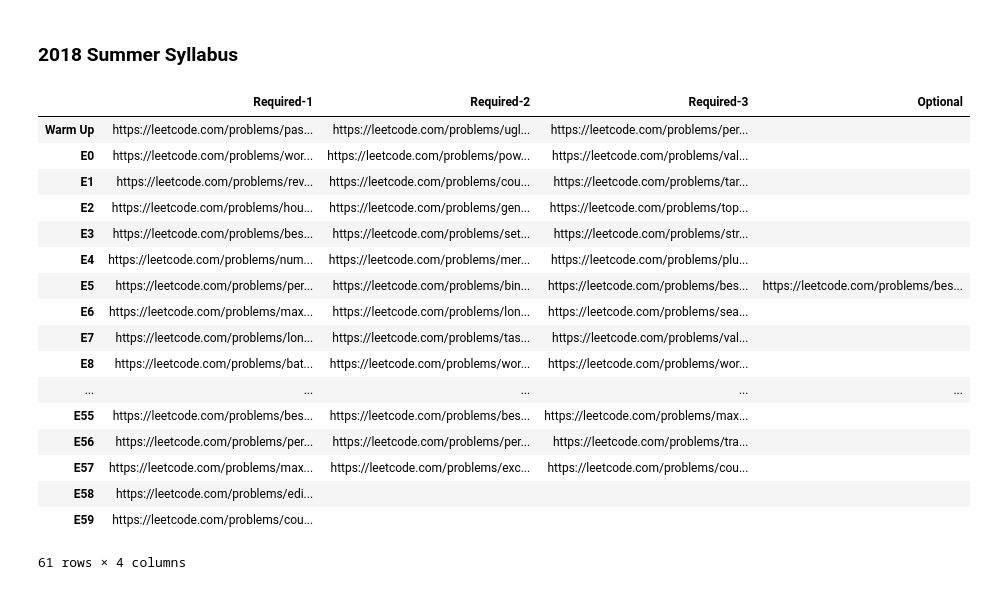
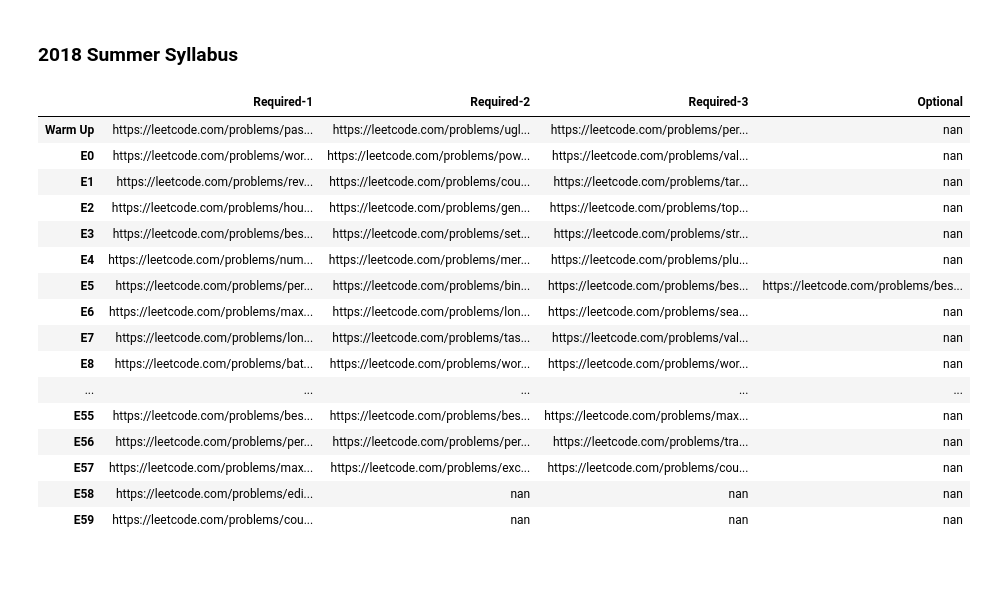
Before and after one commit to choseTone/lc, a Jupyter notebook: uci/syllabus.ipynb, the cells around one changed output. Saved outputs shown, nothing was run; the diff lists cells and outputs as text; code cells hidden in the pictures.

```diff
--- a/uci/syllabus.ipynb
+++ b/uci/syllabus.ipynb
@@ -6,29 +6,27 @@ by UCI
 # %%
 import pandas as pd
 # %%
-def make_clickable(val):
-    return '<a href="{}">{}</a>'.format(val,val)
+def hyperlink(val):
+    return '<a href="%s">%s</a>' % (val,val)
 # %%
 pd.set_option('max_colwidth',500)
 df = pd.read_csv('syllabus.csv', index_col=0)
-df.style.format(make_clickable)
-df.fillna('')
+df.style.format(hyperlink)
 # %% [output]
 |  | Required-1 | Required-2 | Required-3 | Optional |
-| Warm Up | https://leetcode.com/problems/pas... | https://leetcode.com/problems/ugl... | https://leetcode.com/problems/per... |  |
-| E0 | https://leetcode.com/problems/wor... | https://leetcode.com/problems/pow... | https://leetcode.com/problems/val... |  |
-| E1 | https://leetcode.com/problems/rev... | https://leetcode.com/problems/cou... | https://leetcode.com/problems/tar... |  |
-| E2 | https://leetcode.com/problems/hou... | https://leetcode.com/problems/gen... | https://leetcode.com/problems/top... |  |
-| E3 | https://leetcode.com/problems/bes... | https://leetcode.com/problems/set... | https://leetcode.com/problems/str... |  |
-| E4 | https://leetcode.com/problems/num... | https://leetcode.com/problems/mer... | https://leetcode.com/problems/plu... |  |
+| Warm Up | https://leetcode.com/problems/pas... | https://leetcode.com/problems/ugl... | https://leetcode.com/problems/per... | nan |
+| E0 | https://leetcode.com/problems/wor... | https://leetcode.com/problems/pow... | https://leetcode.com/problems/val... | nan |
+| E1 | https://leetcode.com/problems/rev... | https://leetcode.com/problems/cou... | https://leetcode.com/problems/tar... | nan |
+| E2 | https://leetcode.com/problems/hou... | https://leetcode.com/problems/gen... | https://leetcode.com/problems/top... | nan |
+| E3 | https://leetcode.com/problems/bes... | https://leetcode.com/problems/set... | https://leetcode.com/problems/str... | nan |
+| E4 | https://leetcode.com/problems/num... | https://leetcode.com/problems/mer... | https://leetcode.com/problems/plu... | nan |
 | E5 | https://leetcode.com/problems/per... | https://leetcode.com/problems/bin... | https://leetcode.com/problems/bes... | https://leetcode.com/problems/bes... |
-| E6 | https://leetcode.com/problems/max... | https://leetcode.com/problems/lon... | https://leetcode.com/problems/sea... |  |
-| E7 | https://leetcode.com/problems/lon... | https://leetcode.com/problems/tas... | https://leetcode.com/problems/val... |  |
-| E8 | https://leetcode.com/problems/bat... | https://leetcode.com/problems/wor... | https://leetcode.com/problems/wor... |  |
+| E6 | https://leetcode.com/problems/max... | https://leetcode.com/problems/lon... | https://leetcode.com/problems/sea... | nan |
+| E7 | https://leetcode.com/problems/lon... | https://leetcode.com/problems/tas... | https://leetcode.com/problems/val... | nan |
+| E8 | https://leetcode.com/problems/bat... | https://leetcode.com/problems/wor... | https://leetcode.com/problems/wor... | nan |
 | ... | ... | ... | ... | ... |
-| E55 | https://leetcode.com/problems/bes... | https://leetcode.com/problems/bes... | https://leetcode.com/problems/max... |  |
-| E56 | https://leetcode.com/problems/per... | https://leetcode.com/problems/per... | https://leetcode.com/problems/tra... |  |
-| E57 | https://leetcode.com/problems/max... | https://leetcode.com/problems/exc... | https://leetcode.com/problems/cou... |  |
-| E58 | https://leetcode.com/problems/edi... |  |  |  |
-| E59 | https://leetcode.com/problems/cou... |  |  |  |
+| E55 | https://leetcode.com/problems/bes... | https://leetcode.com/problems/bes... | https://leetcode.com/problems/max... | nan |
+| E56 | https://leetcode.com/problems/per... | https://leetcode.com/problems/per... | https://leetcode.com/problems/tra... | nan |
+| E57 | https://leetcode.com/problems/max... | https://leetcode.com/problems/exc... | https://leetcode.com/problems/cou... | nan |
+| E58 | https://leetcode.com/problems/edi... | nan | nan | nan |
+| E59 | https://leetcode.com/problems/cou... | nan | nan | nan |
-61 rows × 4 columns
```
